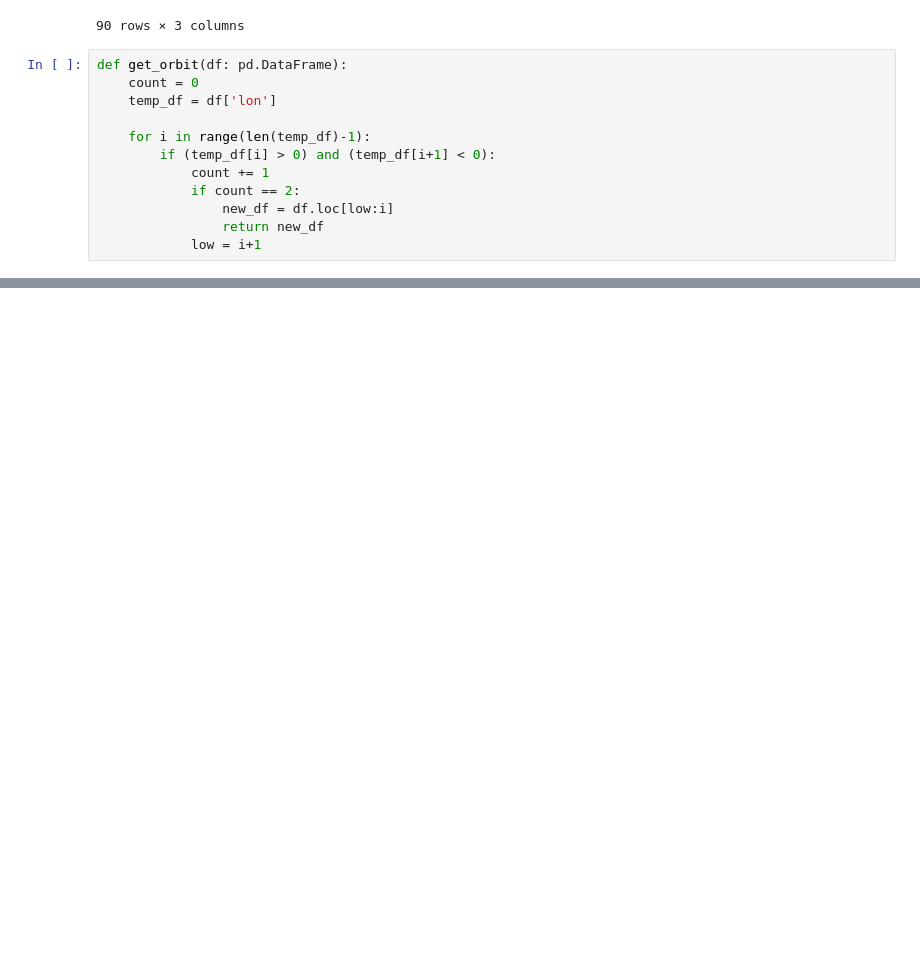
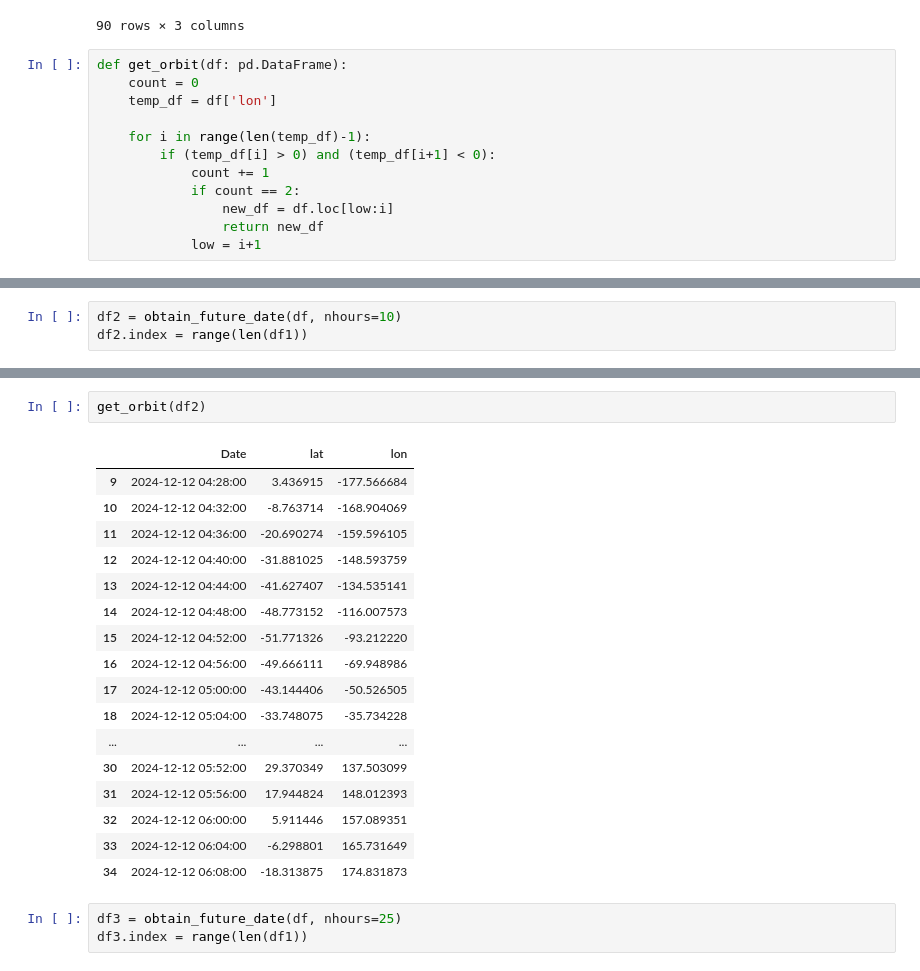
Before and after one commit to khalil-alexander/get_forecast, a Jupyter notebook: Tests.ipynb, the cells around one changed output, grey strips where cells are left out. Saved outputs shown, nothing was run; the diff lists cells and outputs as text; blank space fills up the shorter version.

```diff
--- a/Tests.ipynb
+++ b/Tests.ipynb
@@ -252,0 +253,3 @@ get_orbit(df1)
+# %%
+df2 = obtain_future_date(df, nhours=10)
+df2.index = range(len(df1))
@@ -252,0 +272,23 @@ get_orbit(df1)
+# %%
+get_orbit(df2)
+# %% [output]
+|  | Date | lat | lon |
+| 9 | 2024-12-12 04:28:00 | 3.436915 | -177.566684 |
+| 10 | 2024-12-12 04:32:00 | -8.763714 | -168.904069 |
+| 11 | 2024-12-12 04:36:00 | -20.690274 | -159.596105 |
+| 12 | 2024-12-12 04:40:00 | -31.881025 | -148.593759 |
+| 13 | 2024-12-12 04:44:00 | -41.627407 | -134.535141 |
+| 14 | 2024-12-12 04:48:00 | -48.773152 | -116.007573 |
+| 15 | 2024-12-12 04:52:00 | -51.771326 | -93.212220 |
+| 16 | 2024-12-12 04:56:00 | -49.666111 | -69.948986 |
+| 17 | 2024-12-12 05:00:00 | -43.144406 | -50.526505 |
+| 18 | 2024-12-12 05:04:00 | -33.748075 | -35.734228 |
+| ... | ... | ... | ... |
+| 30 | 2024-12-12 05:52:00 | 29.370349 | 137.503099 |
+| 31 | 2024-12-12 05:56:00 | 17.944824 | 148.012393 |
+| 32 | 2024-12-12 06:00:00 | 5.911446 | 157.089351 |
+| 33 | 2024-12-12 06:04:00 | -6.298801 | 165.731649 |
+| 34 | 2024-12-12 06:08:00 | -18.313875 | 174.831873 |
+# %%
+df3 = obtain_future_date(df, nhours=25)
+df3.index = range(len(df1))
```
Also changed, not shown: parts of 8 cells of this notebook.
